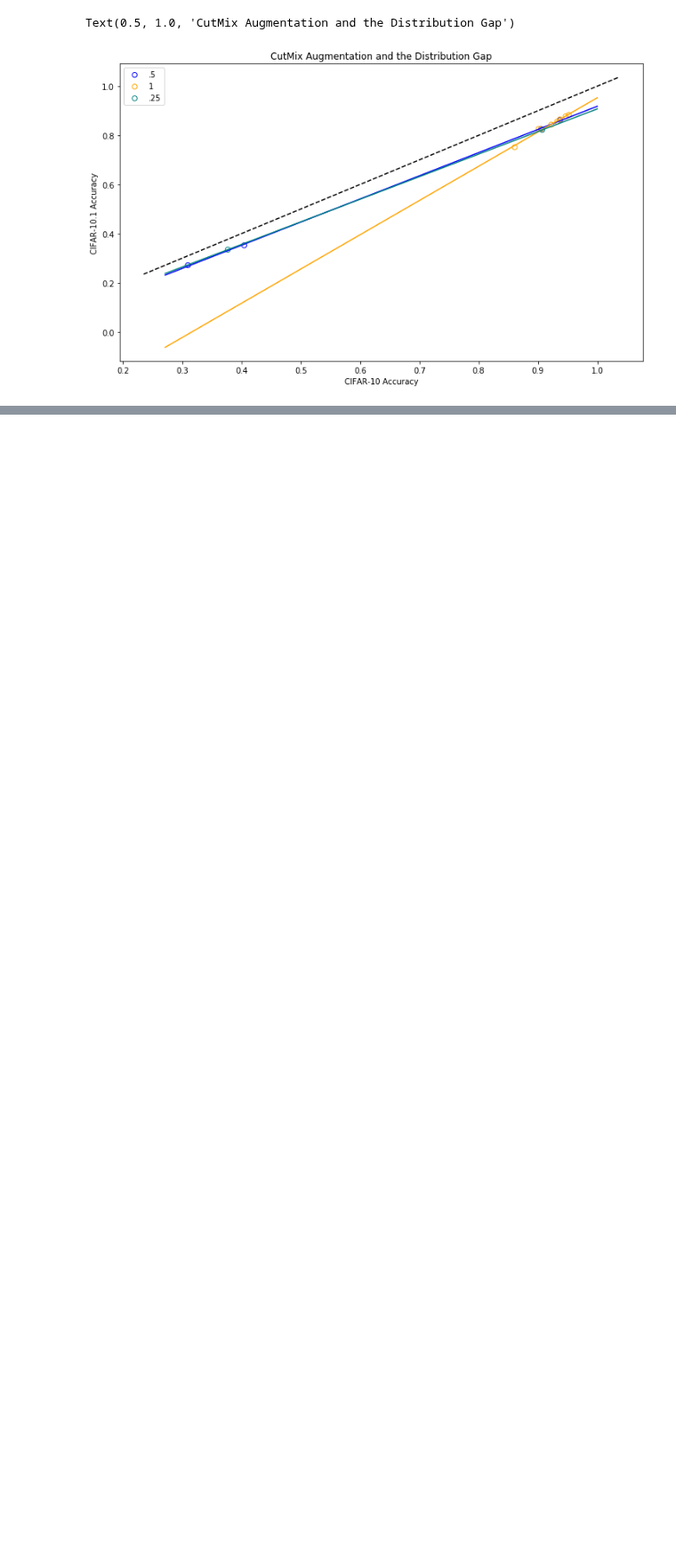
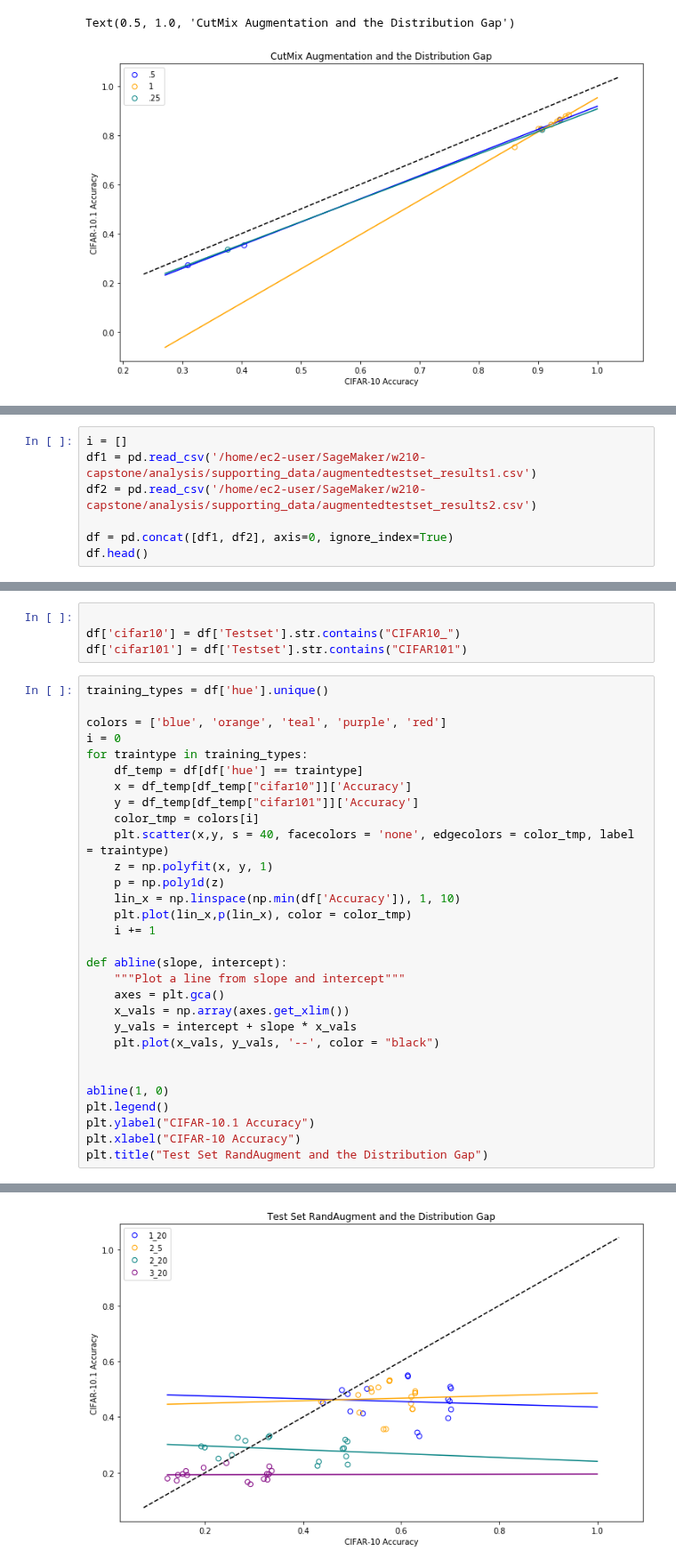
Before and after one commit to danzisar/w210-capstone, a Jupyter notebook: analysis/Results_scatterplot.ipynb, the cells around one changed output, grey strips where cells are left out. Shown at 89% size. Drawn from its saved outputs; the diff is of its cells as text; blank space fills up the shorter version.

Commit message:
adds testset augmentation scatterplot

```diff
--- a/analysis/Results_scatterplot.ipynb
+++ b/analysis/Results_scatterplot.ipynb
@@ -260,0 +260,7 @@ array([0.5 , 0.55, 0.6 , 0.65, 0.7 , 0.75, 0.8 , 0.85, 0.9 ])
+# %%
+i = []
+df1 = pd.read_csv('/home/ec2-user/SageMaker/w210-capstone/analysis/supporting_data/augmentedtestset_results1.csv')
+df2 = pd.read_csv('/home/ec2-user/SageMaker/w210-capstone/analysis/supporting_data/augmentedtestset_results2.csv')
+
+df = pd.concat([df1, df2], axis=0, ignore_index=True)
+df.head()
@@ -260,0 +341,35 @@ array([0.5 , 0.55, 0.6 , 0.65, 0.7 , 0.75, 0.8 , 0.85, 0.9 ])
+# %%
+
+df['cifar10'] = df['Testset'].str.contains("CIFAR10_")
+df['cifar101'] = df['Testset'].str.contains("CIFAR101")
+# %%
+training_types = df['hue'].unique()
+
+colors = ['blue', 'orange', 'teal', 'purple', 'red']
+i = 0
+for traintype in training_types:
+    df_temp = df[df['hue'] == traintype]
+    x = df_temp[df_temp["cifar10"]]['Accuracy']
+    y = df_temp[df_temp["cifar101"]]['Accuracy']
+    color_tmp = colors[i]
+    plt.scatter(x,y, s = 40, facecolors = 'none', edgecolors = color_tmp, label = traintype)
+    z = np.polyfit(x, y, 1)
+    p = np.poly1d(z)
+    lin_x = np.linspace(np.min(df['Accuracy']), 1, 10)
+    plt.plot(lin_x,p(lin_x), color = color_tmp)
+    i += 1
+
+def abline(slope, intercept):
+    """Plot a line from slope and intercept"""
+    axes = plt.gca()
+    x_vals = np.array(axes.get_xlim())
+    y_vals = intercept + slope * x_vals
+    plt.plot(x_vals, y_vals, '--', color = "black")
+
+
+abline(1, 0)
+plt.legend()
+plt.ylabel("CIFAR-10.1 Accuracy")
+plt.xlabel("CIFAR-10 Accuracy")
+plt.title("Test Set RandAugment and the Distribution Gap")
+# %% [output]
@@ -260,0 +377 @@ array([0.5 , 0.55, 0.6 , 0.65, 0.7 , 0.75, 0.8 , 0.85, 0.9 ])
+[figure, added]
```
Also changed, not shown: parts of 5 cells of this notebook.
